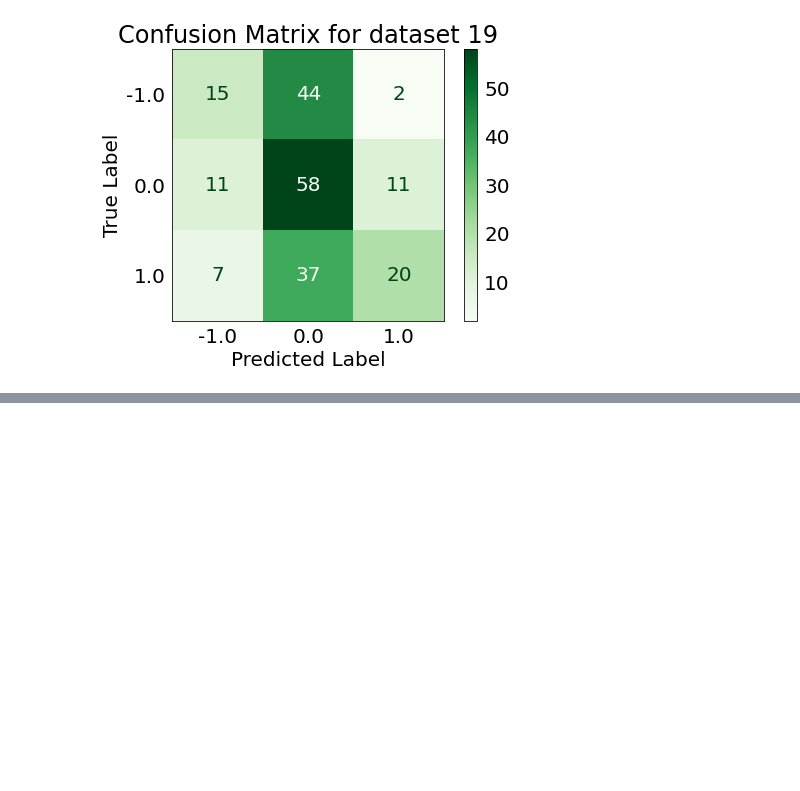
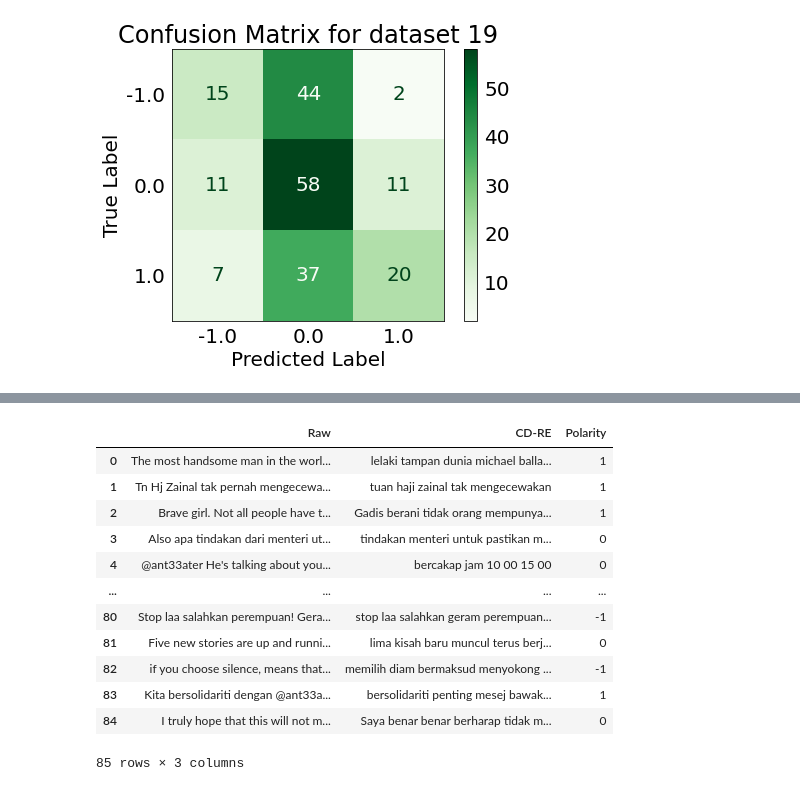
Before and after one commit to AR-Mustakim/ML-SL, a Jupyter notebook: P4_TwitterSentimentAnalysisMalayLanguage_SentimentAnalysis.ipynb, the cells around one changed output, grey strips where cells are left out. Saved outputs shown, nothing was run; the diff lists cells and outputs as text; code cells hidden in the pictures; blank space fills up the shorter version.

```diff
--- a/P4_TwitterSentimentAnalysisMalayLanguage_SentimentAnalysis.ipynb
+++ b/P4_TwitterSentimentAnalysisMalayLanguage_SentimentAnalysis.ipynb
@@ -380,0 +464,16 @@ Accuracy score of dataset19 is :0.45365853658536587
+# %%
+datasets.drop(columns=['nomi',	'tinyBert'])
+# %% [output]
+|  | Raw | CD-RE | Polarity |
+| 0 | The most handsome man in the worl... | lelaki tampan dunia michael balla... | 1 |
+| 1 | Tn Hj Zainal tak pernah mengecewa... | tuan haji zainal tak mengecewakan | 1 |
+| 2 | Brave girl. Not all people have t... | Gadis berani tidak orang mempunya... | 1 |
+| 3 | Also apa tindakan dari menteri ut... | tindakan menteri untuk pastikan m... | 0 |
+| 4 | @ant33ater He's talking about you... | bercakap jam 10 00 15 00 | 0 |
+| ... | ... | ... | ... |
+| 80 | Stop laa salahkan perempuan! Gera... | stop laa salahkan geram perempuan... | -1 |
+| 81 | Five new stories are up and runni... | lima kisah baru muncul terus berj... | 0 |
+| 82 | if you choose silence, means that... | memilih diam bermaksud menyokong ... | -1 |
+| 83 | Kita bersolidariti dengan @ant33a... | bersolidariti penting mesej bawak... | 1 |
+| 84 | I truly hope that this will not m... | Saya benar benar berharap tidak m... | 0 |
+85 rows × 3 columns
```
Also changed, not shown: parts of 23 cells of this notebook.
